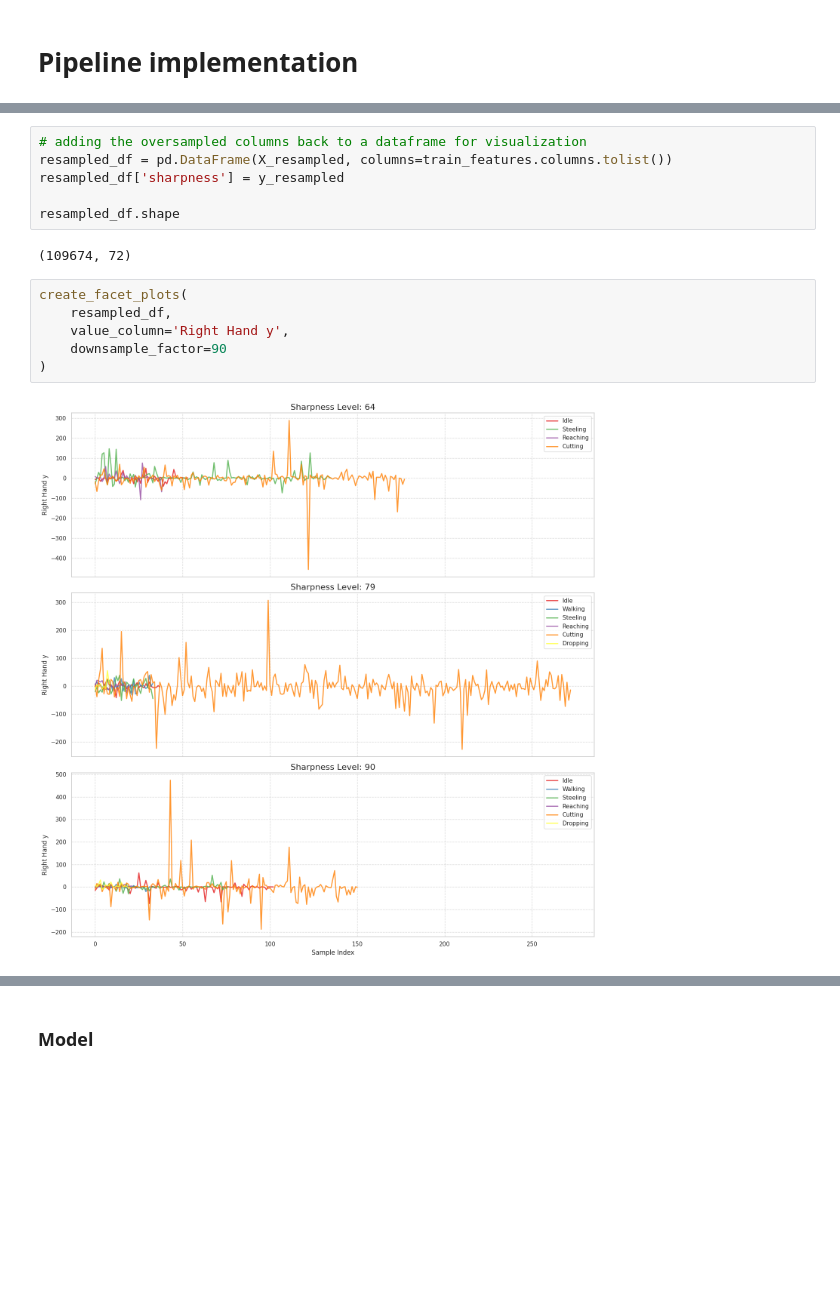
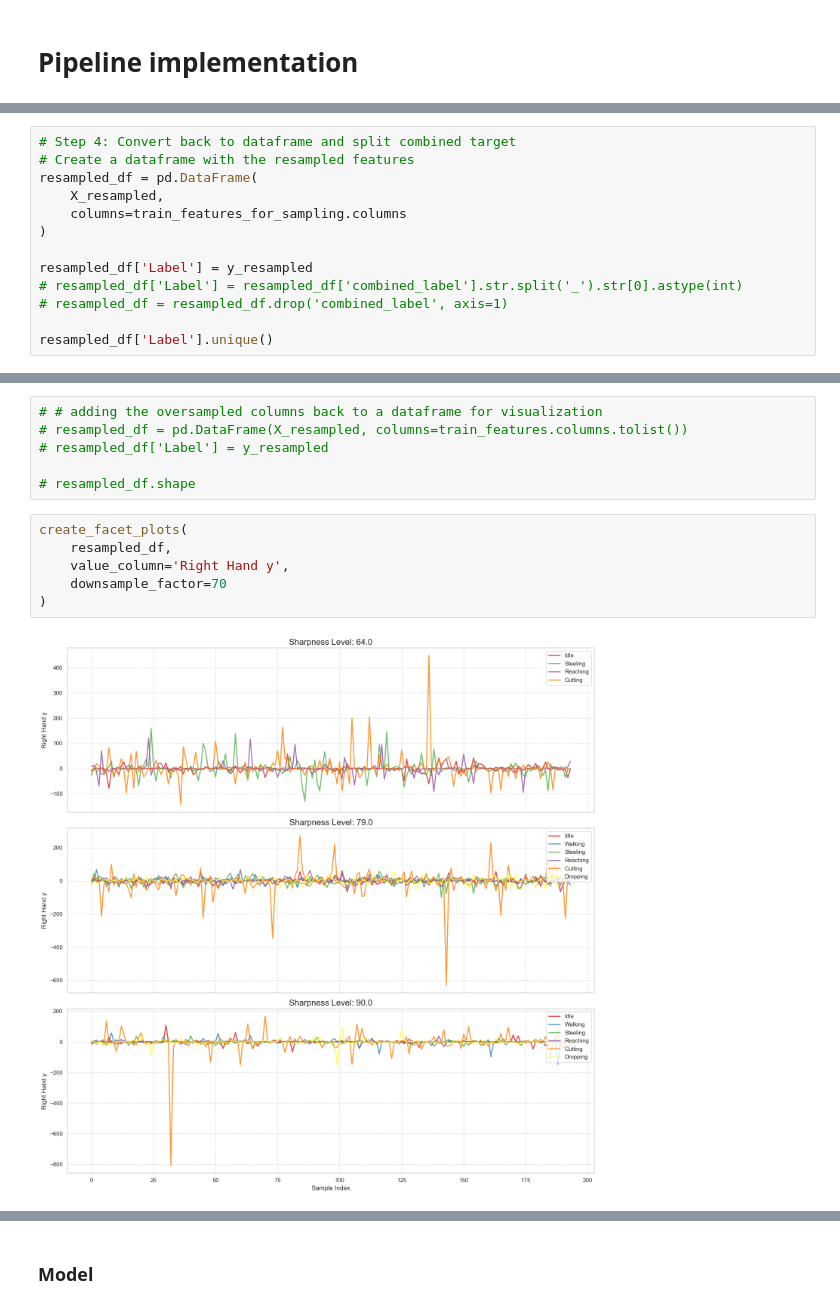
Before and after one commit to hengrvisal/knife_sharpness, a Jupyter notebook: data.ipynb, the cells around one changed output, grey strips where cells are left out. Cells and saved outputs as stored; diff of their text form; blank space fills up the shorter version.

```diff
--- a/data.ipynb
+++ b/data.ipynb
@@ -405,0 +410,13 @@ print(len(X_resampled))
+# %%
+# Step 4: Convert back to dataframe and split combined target
+# Create a dataframe with the resampled features
+resampled_df = pd.DataFrame(
+    X_resampled,
+    columns=train_features_for_sampling.columns
+)
+
+resampled_df['Label'] = y_resampled
+# resampled_df['Label'] = resampled_df['combined_label'].str.split('_').str[0].astype(int)
+# resampled_df = resampled_df.drop('combined_label', axis=1)
+
+resampled_df['Label'].unique()
@@ -418,19 +444,17 @@ Sharpness 90: 36558 samples
 # %%
-# adding the oversampled columns back to a dataframe for visualization
-resampled_df = pd.DataFrame(X_resampled, columns=train_features.columns.tolist())
-resampled_df['sharpness'] = y_resampled
+# # adding the oversampled columns back to a dataframe for visualization
+# resampled_df = pd.DataFrame(X_resampled, columns=train_features.columns.tolist())
+# resampled_df['Label'] = y_resampled
 
-resampled_df.shape
+# resampled_df.shape
-# %% [output]
-(109674, 72)
-# %%
-create_facet_plots(
-    resampled_df,
-    value_column='Right Hand y',
-    downsample_factor=90
-)
-# %% [output]
-[figure, removed]
+# %%
+create_facet_plots(
+    resampled_df,
+    value_column='Right Hand y',
+    downsample_factor=70
+)
+# %% [output]
+[figure, added]
 # %%
 normalizer = layers.Normalization(axis=-1)
 normalizer.adapt(X_resampled)
```
Also changed, not shown: parts of 26 cells of this notebook.
